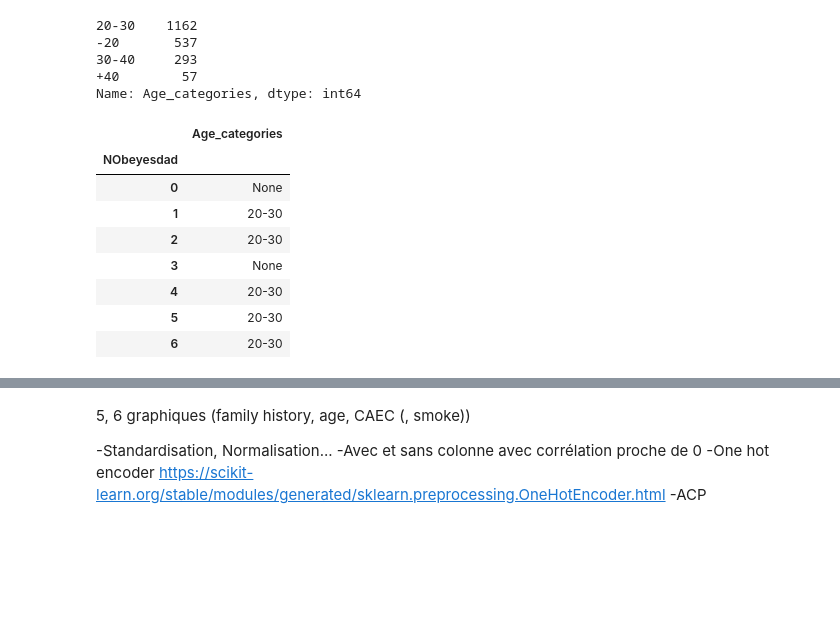
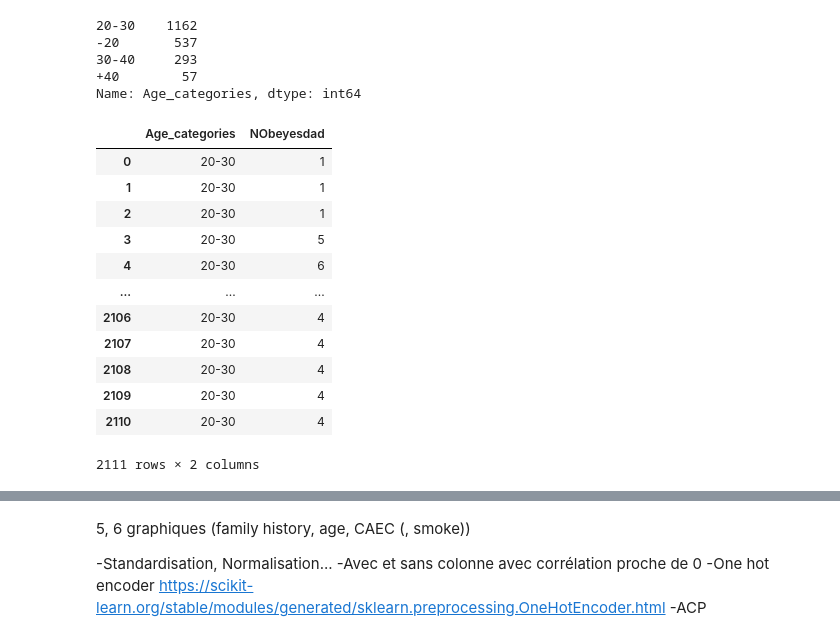
Before and after one commit to thomasAriza/PythonProjectA4, a Jupyter notebook: Untitled.ipynb, the cells around one changed output, grey strips where cells are left out. Cells and saved outputs as stored; diff of their text form; code cells hidden in the pictures; blank space fills up the shorter version.

```diff
--- a/Untitled.ipynb
+++ b/Untitled.ipynb
@@ -146,12 +146,16 @@ gp=df_cleaned[["Age_categories","NObeyesdad"]].groupby("NObeyesdad")
-# %%
-gp.first()
-# %% [output]
-|  | Age_categories |
-| NObeyesdad |  |
-| 0 | None |
-| 1 | 20-30 |
-| 2 | 20-30 |
-| 3 | None |
-| 4 | 20-30 |
-| 5 | 20-30 |
-| 6 | 20-30 |
+# %%
+df_cleaned[["Age_categories","NObeyesdad"]]
+# %% [output]
+|  | Age_categories | NObeyesdad |
+| 0 | 20-30 | 1 |
+| 1 | 20-30 | 1 |
+| 2 | 20-30 | 1 |
+| 3 | 20-30 | 5 |
+| 4 | 20-30 | 6 |
+| ... | ... | ... |
+| 2106 | 20-30 | 4 |
+| 2107 | 20-30 | 4 |
+| 2108 | 20-30 | 4 |
+| 2109 | 20-30 | 4 |
+| 2110 | 20-30 | 4 |
+2111 rows × 2 columns
```
Also changed, not shown: parts of 4 cells of this notebook.
